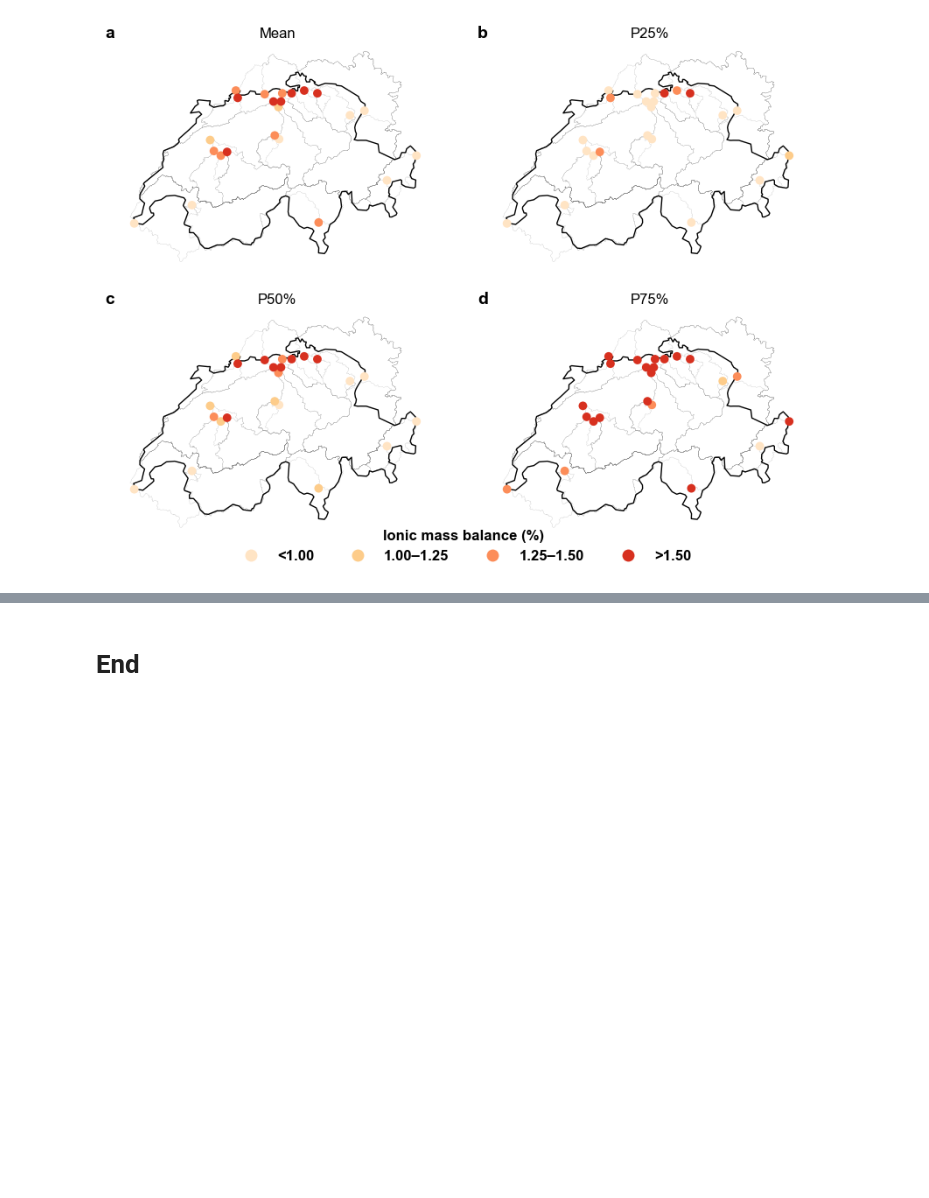
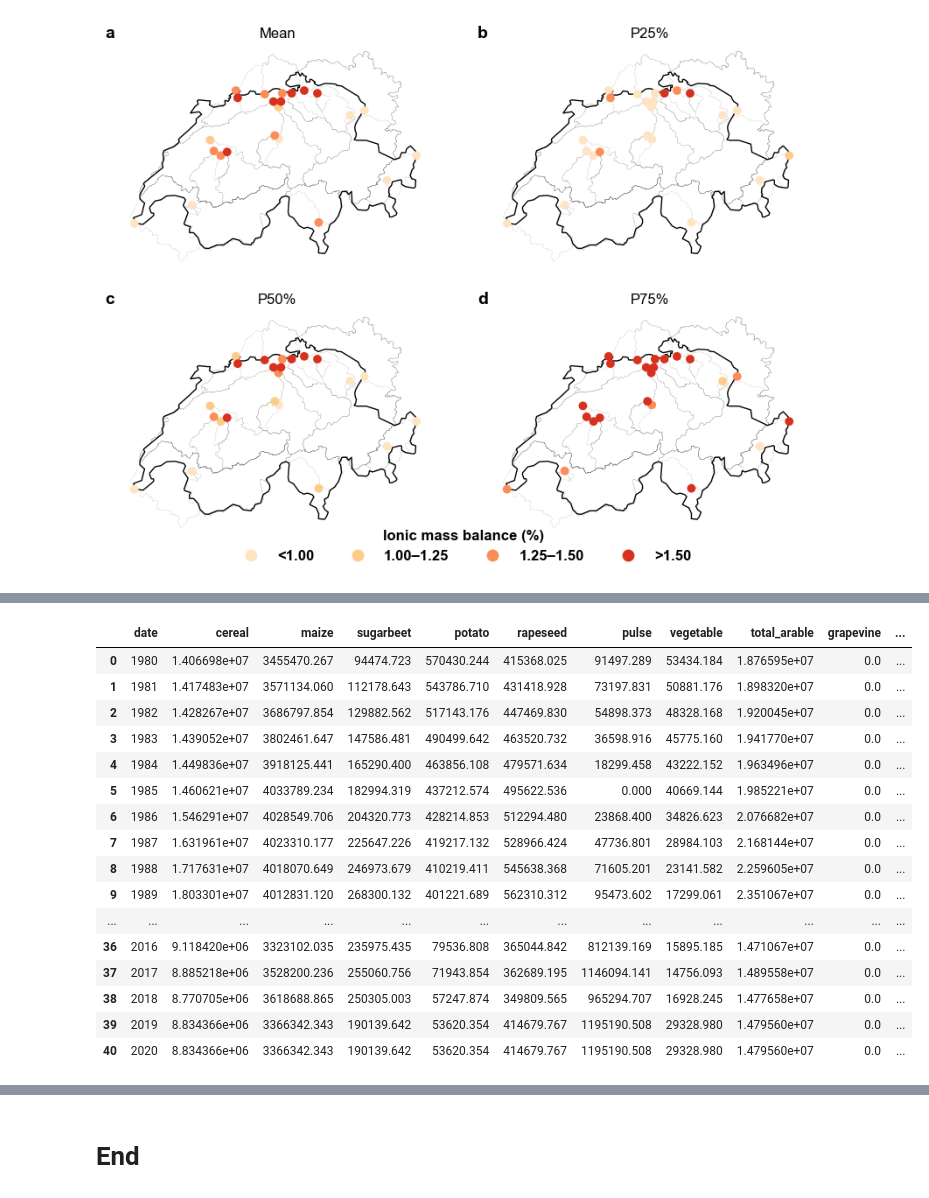
Before and after one commit to thiagovmdon/camels-ch-chem-paper, a Jupyter notebook: code/paper/camels_ch_chem_D_figs_and_validation.ipynb, the cells around one changed output, grey strips where cells are left out. Cells and saved outputs as stored; diff of their text form; code cells hidden in the pictures; blank space fills up the shorter version.

```diff
--- a/code/paper/camels_ch_chem_D_figs_and_validation.ipynb
+++ b/code/paper/camels_ch_chem_D_figs_and_validation.ipynb
@@ -3419,0 +3439,3 @@ plt.show()
+# %%
+camels_chem_df = network_camels_ch_chem.copy()
+camels_chem_df.set_index("gauge_id", inplace=True)
@@ -3419,0 +3534,20 @@ plt.show()
+# %%
+crop_df
+# %% [output]
+|  | date | cereal | maize | sugarbeet | potato | rapeseed | pulse | vegetable | total_arable | grapevine | ... |
+| 0 | 1980 | 1.406698e+07 | 3455470.267 | 94474.723 | 570430.244 | 415368.025 | 91497.289 | 53434.184 | 1.876595e+07 | 0.0 | ... |
+| 1 | 1981 | 1.417483e+07 | 3571134.060 | 112178.643 | 543786.710 | 431418.928 | 73197.831 | 50881.176 | 1.898320e+07 | 0.0 | ... |
+| 2 | 1982 | 1.428267e+07 | 3686797.854 | 129882.562 | 517143.176 | 447469.830 | 54898.373 | 48328.168 | 1.920045e+07 | 0.0 | ... |
+| 3 | 1983 | 1.439052e+07 | 3802461.647 | 147586.481 | 490499.642 | 463520.732 | 36598.916 | 45775.160 | 1.941770e+07 | 0.0 | ... |
+| 4 | 1984 | 1.449836e+07 | 3918125.441 | 165290.400 | 463856.108 | 479571.634 | 18299.458 | 43222.152 | 1.963496e+07 | 0.0 | ... |
+| 5 | 1985 | 1.460621e+07 | 4033789.234 | 182994.319 | 437212.574 | 495622.536 | 0.000 | 40669.144 | 1.985221e+07 | 0.0 | ... |
+| 6 | 1986 | 1.546291e+07 | 4028549.706 | 204320.773 | 428214.853 | 512294.480 | 23868.400 | 34826.623 | 2.076682e+07 | 0.0 | ... |
+| 7 | 1987 | 1.631961e+07 | 4023310.177 | 225647.226 | 419217.132 | 528966.424 | 47736.801 | 28984.103 | 2.168144e+07 | 0.0 | ... |
+| 8 | 1988 | 1.717631e+07 | 4018070.649 | 246973.679 | 410219.411 | 545638.368 | 71605.201 | 23141.582 | 2.259605e+07 | 0.0 | ... |
+| 9 | 1989 | 1.803301e+07 | 4012831.120 | 268300.132 | 401221.689 | 562310.312 | 95473.602 | 17299.061 | 2.351067e+07 | 0.0 | ... |
+| ... | ... | ... | ... | ... | ... | ... | ... | ... | ... | ... | ... |
+| 36 | 2016 | 9.118420e+06 | 3323102.035 | 235975.435 | 79536.808 | 365044.842 | 812139.169 | 15895.185 | 1.471067e+07 | 0.0 | ... |
+| 37 | 2017 | 8.885218e+06 | 3528200.236 | 255060.756 | 71943.854 | 362689.195 | 1146094.141 | 14756.093 | 1.489558e+07 | 0.0 | ... |
+| 38 | 2018 | 8.770705e+06 | 3618688.865 | 250305.003 | 57247.874 | 349809.565 | 965294.707 | 16928.245 | 1.477658e+07 | 0.0 | ... |
+| 39 | 2019 | 8.834366e+06 | 3366342.343 | 190139.642 | 53620.354 | 414679.767 | 1195190.508 | 29328.980 | 1.479560e+07 | 0.0 | ... |
+| 40 | 2020 | 8.834366e+06 | 3366342.343 | 190139.642 | 53620.354 | 414679.767 | 1195190.508 | 29328.980 | 1.479560e+07 | 0.0 | ... |
```
Also changed, not shown: parts of 13 cells of this notebook, 2 other files.
